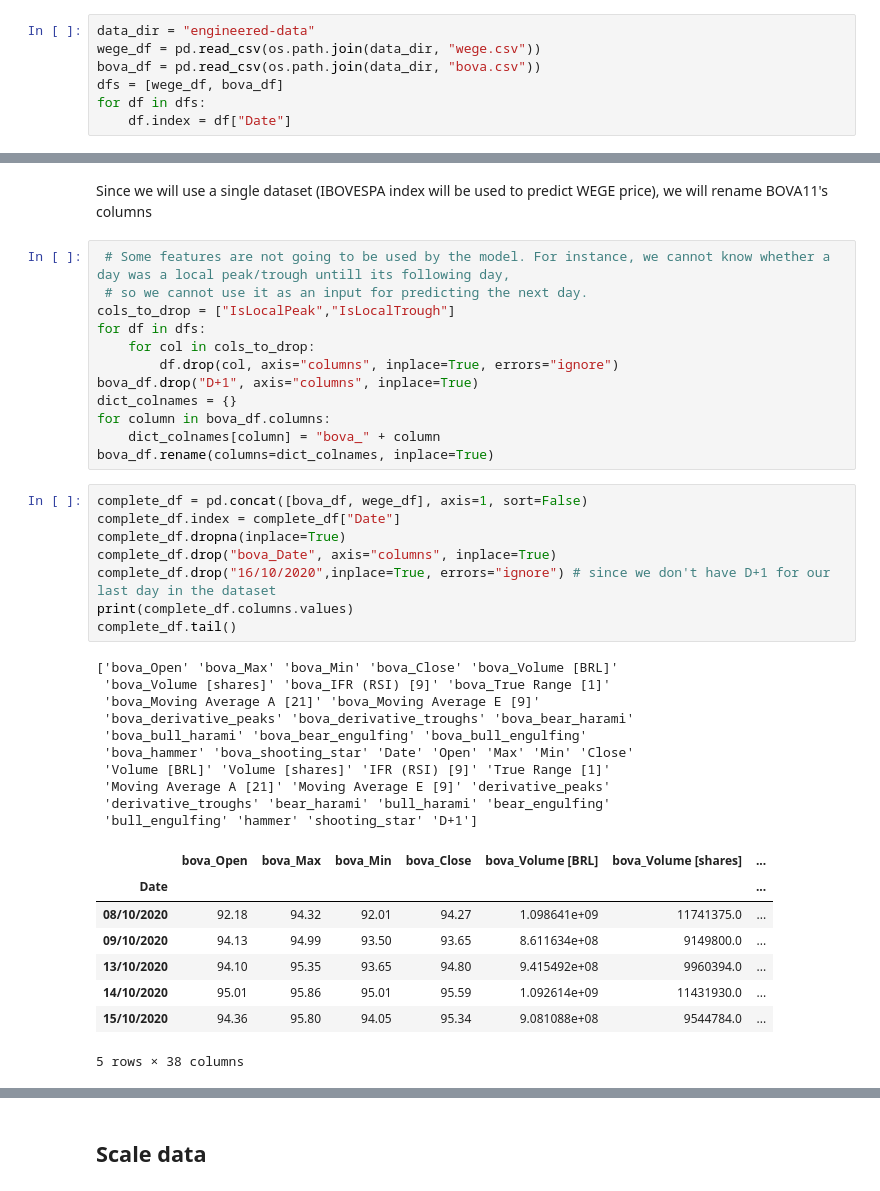
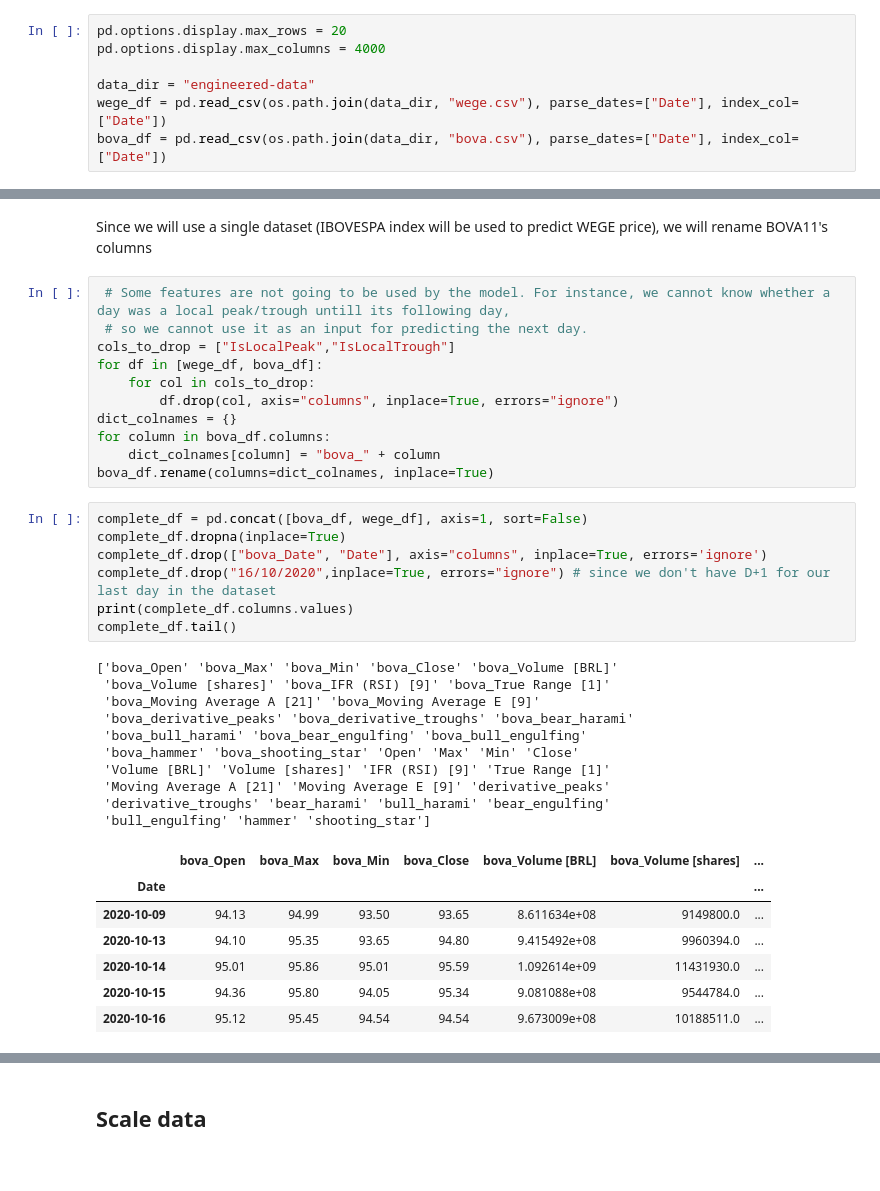
Before and after one commit to brunokiyoshi/Nanodegree-MLE-capstone-project, a Jupyter notebook: Capstone project.ipynb, the cells around one changed output, grey strips where cells are left out. Drawn from its saved outputs; the diff is of its cells as text.

```diff
--- a/Capstone project.ipynb
+++ b/Capstone project.ipynb
@@ -9,12 +12,12 @@ import pandas as pd
 # %% [markdown]
 ## Read data
 # %%
+pd.options.display.max_rows = 20
+pd.options.display.max_columns = 4000
+
 data_dir = "engineered-data"
-wege_df = pd.read_csv(os.path.join(data_dir, "wege.csv"))
-bova_df = pd.read_csv(os.path.join(data_dir, "bova.csv"))
-dfs = [wege_df, bova_df]
-for df in dfs:
-    df.index = df["Date"]
+wege_df = pd.read_csv(os.path.join(data_dir, "wege.csv"), parse_dates=["Date"], index_col=["Date"])
+bova_df = pd.read_csv(os.path.join(data_dir, "bova.csv"), parse_dates=["Date"], index_col=["Date"])
 # %% [markdown]
 ### Columns in dataset
 # %%
@@ -33,41 +36,38 @@ Since we will use a single dataset (IBOVESPA index will be used to predict WEGE
  # Some features are not going to be used by the model. For instance, we cannot know whether a day was a local peak/trough untill its following day,
  # so we cannot use it as an input for predicting the next day.
 cols_to_drop = ["IsLocalPeak","IsLocalTrough"]
-for df in dfs:
+for df in [wege_df, bova_df]:
     for col in cols_to_drop:
         df.drop(col, axis="columns", inplace=True, errors="ignore")
-bova_df.drop("D+1", axis="columns", inplace=True)
 dict_colnames = {}
 for column in bova_df.columns:
     dict_colnames[column] = "bova_" + column
 bova_df.rename(columns=dict_colnames, inplace=True)
 # %%
 complete_df = pd.concat([bova_df, wege_df], axis=1, sort=False)
-complete_df.index = complete_df["Date"]
 complete_df.dropna(inplace=True)
-complete_df.drop("bova_Date", axis="columns", inplace=True)
+complete_df.drop(["bova_Date", "Date"], axis="columns", inplace=True, errors='ignore')
 complete_df.drop("16/10/2020",inplace=True, errors="ignore") # since we don't have D+1 for our last day in the dataset
 print(complete_df.columns.values)
 complete_df.tail()
 # %% [output]
 ['bova_Open' 'bova_Max' 'bova_Min' 'bova_Close' 'bova_Volume [BRL]'
  'bova_Volume [shares]' 'bova_IFR (RSI) [9]' 'bova_True Range [1]'
  'bova_Moving Average A [21]' 'bova_Moving Average E [9]'
  'bova_derivative_peaks' 'bova_derivative_troughs' 'bova_bear_harami'
  'bova_bull_harami' 'bova_bear_engulfing' 'bova_bull_engulfing'
- 'bova_hammer' 'bova_shooting_star' 'Date' 'Open' 'Max' 'Min' 'Close'
+ 'bova_hammer' 'bova_shooting_star' 'Open' 'Max' 'Min' 'Close'
  'Volume [BRL]' 'Volume [shares]' 'IFR (RSI) [9]' 'True Range [1]'
  'Moving Average A [21]' 'Moving Average E [9]' 'derivative_peaks'
  'derivative_troughs' 'bear_harami' 'bull_harami' 'bear_engulfing'
- 'bull_engulfing' 'hammer' 'shooting_star' 'D+1']
+ 'bull_engulfing' 'hammer' 'shooting_star']
 |  | bova_Open | bova_Max | bova_Min | bova_Close | bova_Volume [BRL] | bova_Volume [shares] | ... |
 | Date |  |  |  |  |  |  | ... |
-| 08/10/2020 | 92.18 | 94.32 | 92.01 | 94.27 | 1.098641e+09 | 11741375.0 | ... |
-| 09/10/2020 | 94.13 | 94.99 | 93.50 | 93.65 | 8.611634e+08 | 9149800.0 | ... |
-| 13/10/2020 | 94.10 | 95.35 | 93.65 | 94.80 | 9.415492e+08 | 9960394.0 | ... |
-| 14/10/2020 | 95.01 | 95.86 | 95.01 | 95.59 | 1.092614e+09 | 11431930.0 | ... |
-| 15/10/2020 | 94.36 | 95.80 | 94.05 | 95.34 | 9.081088e+08 | 9544784.0 | ... |
+| 2020-10-09 | 94.13 | 94.99 | 93.50 | 93.65 | 8.611634e+08 | 9149800.0 | ... |
+| 2020-10-13 | 94.10 | 95.35 | 93.65 | 94.80 | 9.415492e+08 | 9960394.0 | ... |
+| 2020-10-14 | 95.01 | 95.86 | 95.01 | 95.59 | 1.092614e+09 | 11431930.0 | ... |
+| 2020-10-15 | 94.36 | 95.80 | 94.05 | 95.34 | 9.081088e+08 | 9544784.0 | ... |
+| 2020-10-16 | 95.12 | 95.45 | 94.54 | 94.54 | 9.673009e+08 | 10188511.0 | ... |
-5 rows × 38 columns
 # %%
 print(wege_df.index)
 print(bova_df.index)
```
Also changed, not shown: parts of 28 cells of this notebook, 3 other files.
